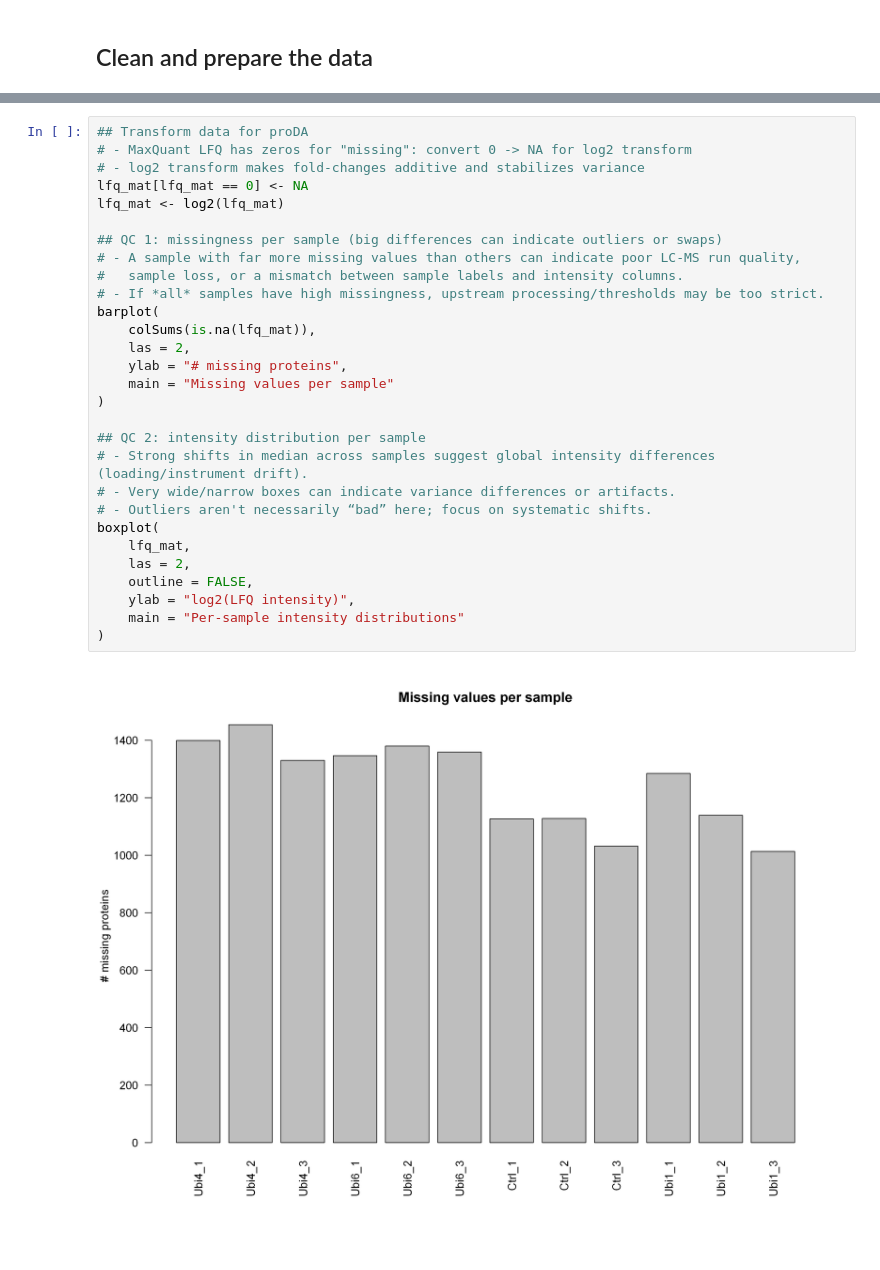
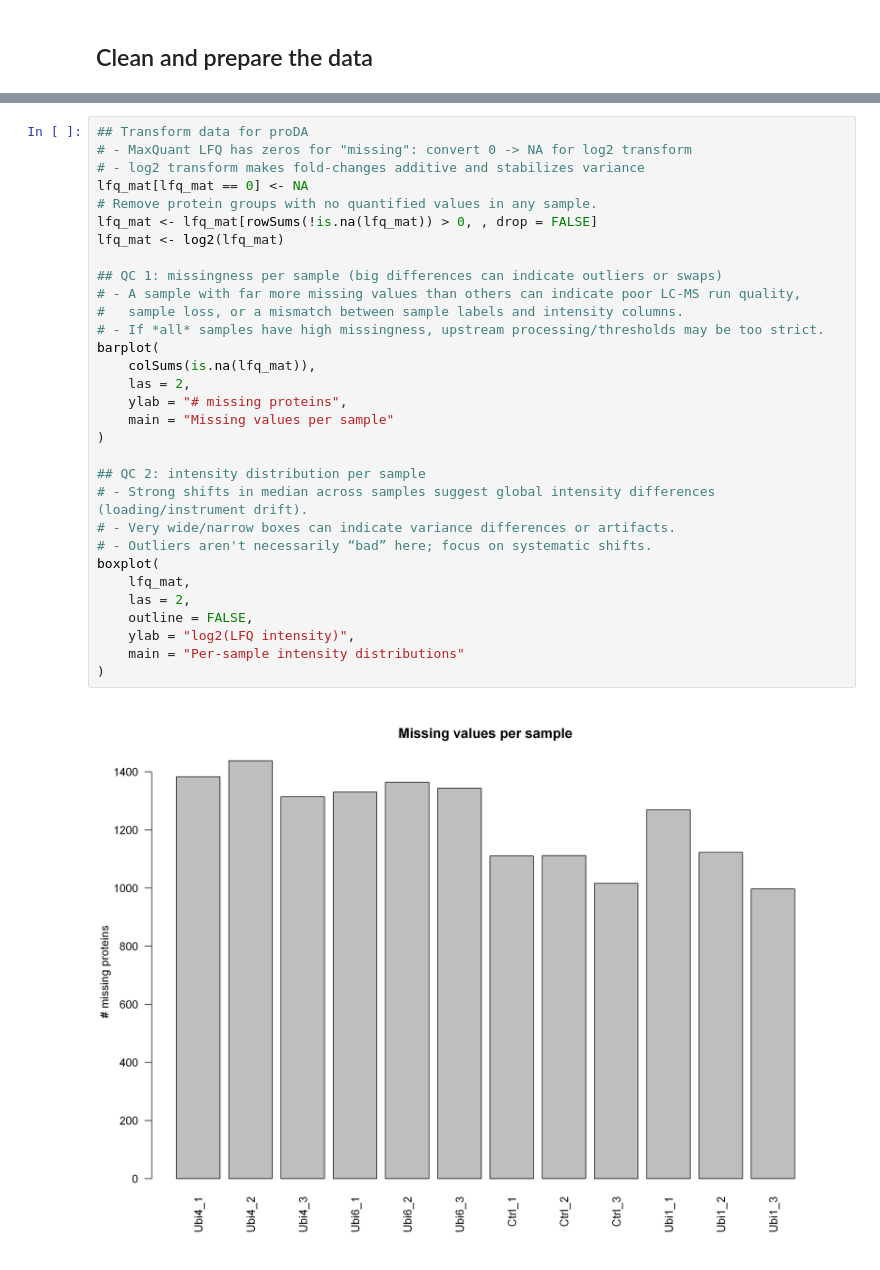
Before and after one commit to meshik/bioinformatics-code-hub, a Jupyter notebook: proteomics/differential_abundance/r.ipynb, the cells around one changed output, grey strips where cells are left out. Cells and saved outputs as stored; diff of their text form.

```diff
--- a/proteomics/differential_abundance/r.ipynb
+++ b/proteomics/differential_abundance/r.ipynb
@@ -171,34 +160,36 @@ A matrix: 6 × 12 of type dbl
 # %%
 ## Transform data for proDA
 # - MaxQuant LFQ has zeros for "missing": convert 0 -> NA for log2 transform
 # - log2 transform makes fold-changes additive and stabilizes variance
 lfq_mat[lfq_mat == 0] <- NA
+# Remove protein groups with no quantified values in any sample.
+lfq_mat <- lfq_mat[rowSums(!is.na(lfq_mat)) > 0, , drop = FALSE]
 lfq_mat <- log2(lfq_mat)
 
 ## QC 1: missingness per sample (big differences can indicate outliers or swaps)
 # - A sample with far more missing values than others can indicate poor LC-MS run quality,
 #   sample loss, or a mismatch between sample labels and intensity columns.
 # - If *all* samples have high missingness, upstream processing/thresholds may be too strict.
 barplot(
 	colSums(is.na(lfq_mat)),
 	las = 2,
 	ylab = "# missing proteins",
 	main = "Missing values per sample"
 )
 
 ## QC 2: intensity distribution per sample
 # - Strong shifts in median across samples suggest global intensity differences (loading/instrument drift).
 # - Very wide/narrow boxes can indicate variance differences or artifacts.
 # - Outliers aren't necessarily “bad” here; focus on systematic shifts.
 boxplot(
 	lfq_mat,
 	las = 2,
 	outline = FALSE,
     ylab = "log2(LFQ intensity)",
 	main = "Per-sample intensity distributions"
 )
 # %% [output]
-[figure, old version]
+[figure, new version]
 [figure]
 # %%
 ## Normalization
```
Also changed, not shown: parts of 8 cells of this notebook.
